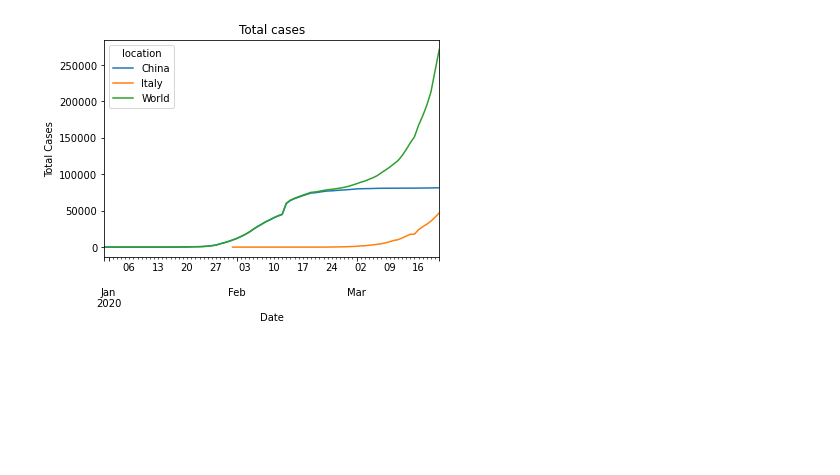
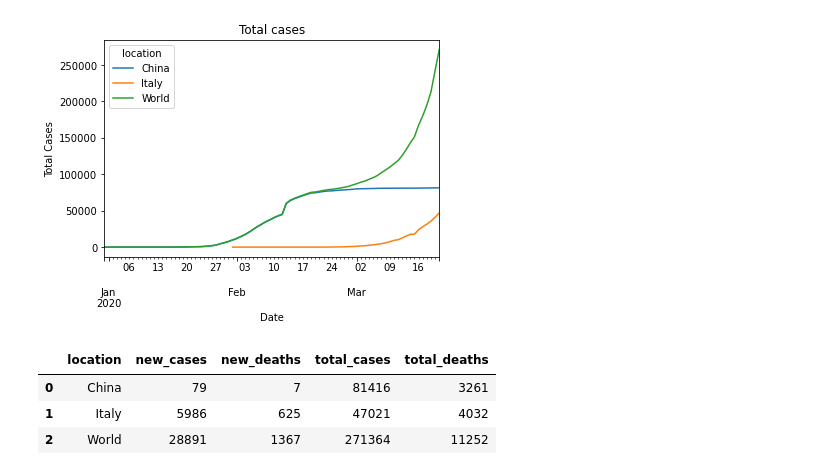
Before and after one commit to reisdev/covid-19-analysis, a Jupyter notebook: Analysis of COVID-19 Behavior.ipynb, the cells around one changed output. Saved outputs shown, nothing was run; the diff lists cells and outputs as text; code cells hidden in the pictures; blank space fills up the shorter version.

Commit message:
doc for get_status method

```diff
--- a/Analysis of COVID-19 Behavior.ipynb
+++ b/Analysis of COVID-19 Behavior.ipynb
@@ -42,3 +42,10 @@ dataset.plot_total_cases("China","Italy","World")
 # %% [output]
 <matplotlib.axes._subplots.AxesSubplot at 0x...>
 [figure]
+# %%
+dataset.get_status("China","Italy","World")
+# %% [output]
+|  | location | new_cases | new_deaths | total_cases | total_deaths |
+| 0 | China | 79 | 7 | 81416 | 3261 |
+| 1 | Italy | 5986 | 625 | 47021 | 4032 |
+| 2 | World | 28891 | 1367 | 271364 | 11252 |
```
Also changed, not shown: 1 other file.
